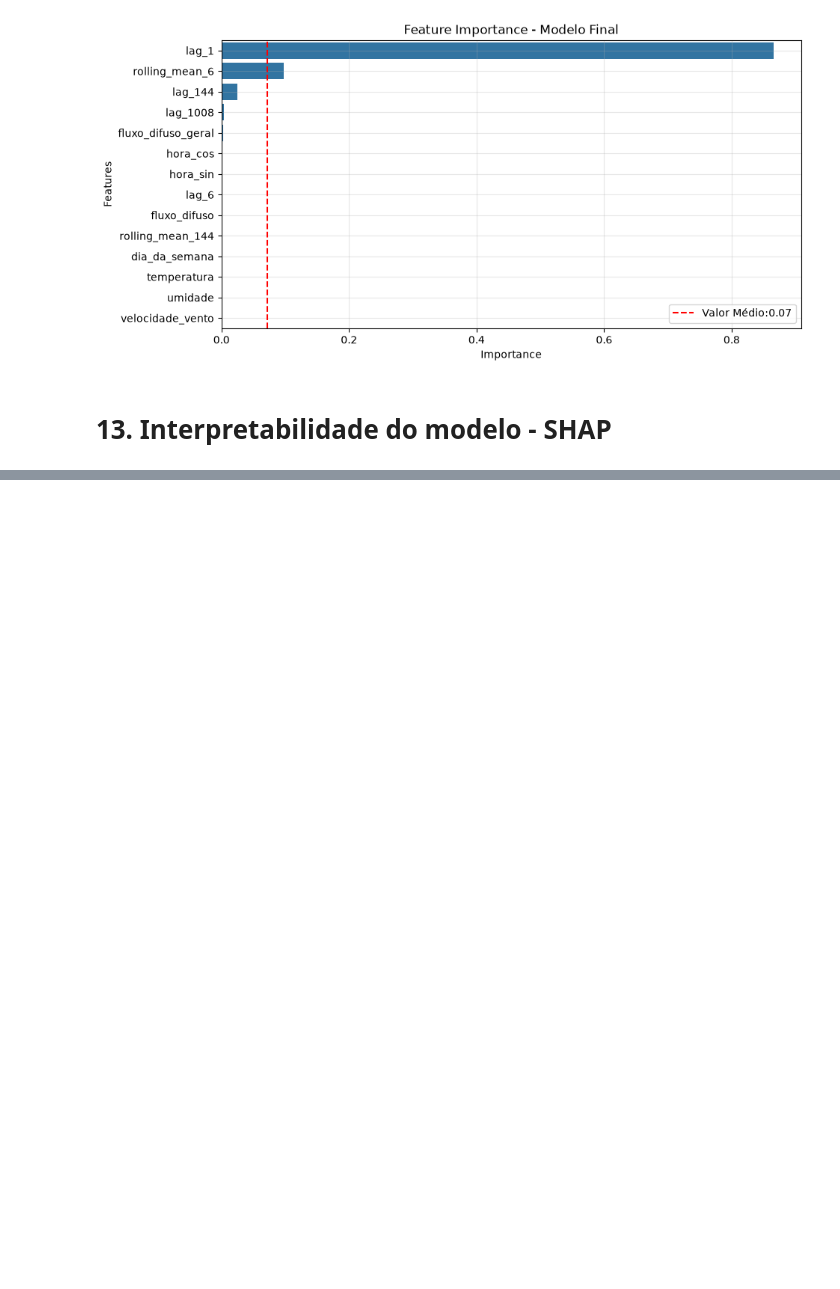
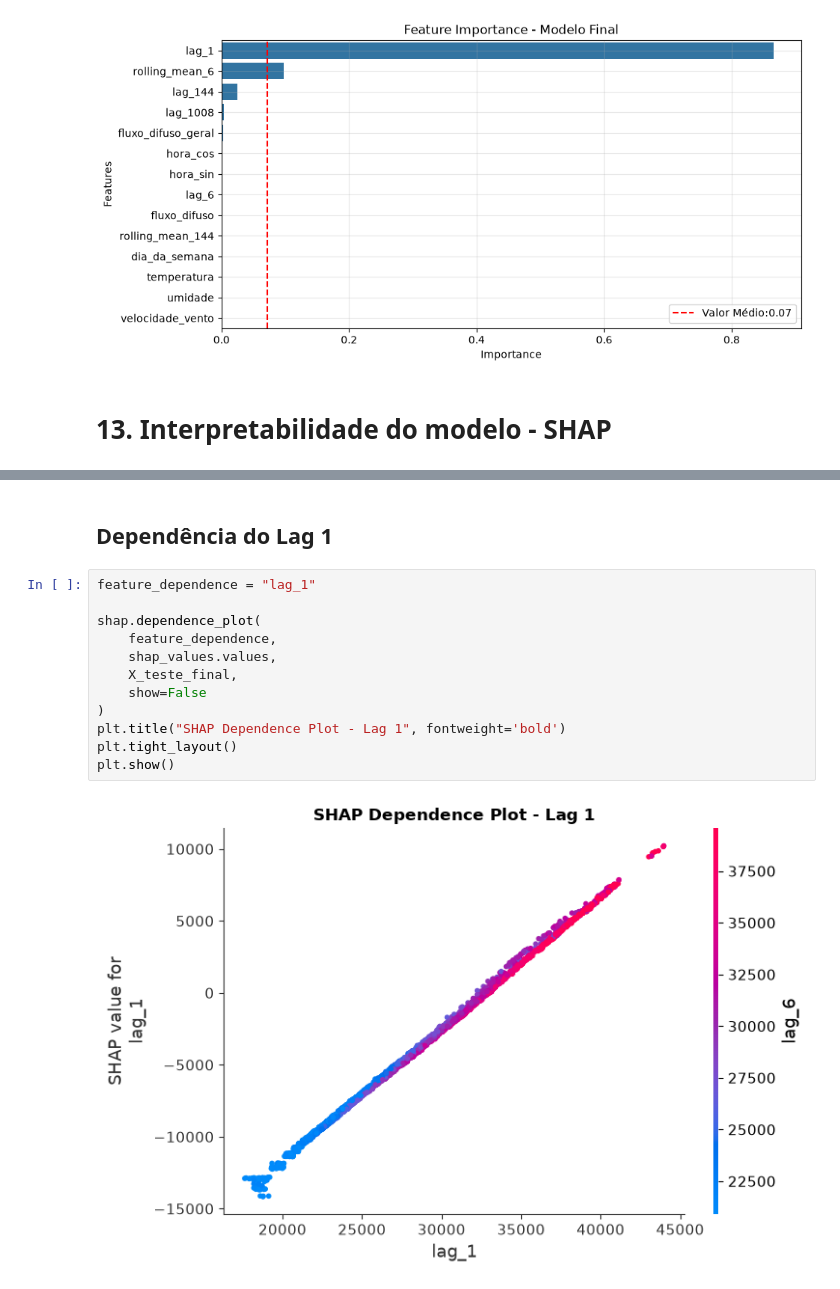
Before and after one commit to RenanTrevelim/energy-demand-forecasting, a Jupyter notebook: notebooks/03_modelos_ML.ipynb, the cells around one changed output, grey strips where cells are left out. Saved outputs shown, nothing was run; the diff lists cells and outputs as text; blank space fills up the shorter version.

```diff
--- a/notebooks/03_modelos_ML.ipynb
+++ b/notebooks/03_modelos_ML.ipynb
@@ -805,0 +825,16 @@ plt.show()
+# %% [markdown]
+## Dependência do Lag 1
+# %%
+feature_dependence = "lag_1"
+
+shap.dependence_plot(
+    feature_dependence,
+    shap_values.values,
+    X_teste_final,
+    show=False
+)
+plt.title("SHAP Dependence Plot - Lag 1", fontweight='bold')
+plt.tight_layout()
+plt.show()
+# %% [output]
+[figure, added]
```
Also changed, not shown: parts of 33 cells of this notebook.
